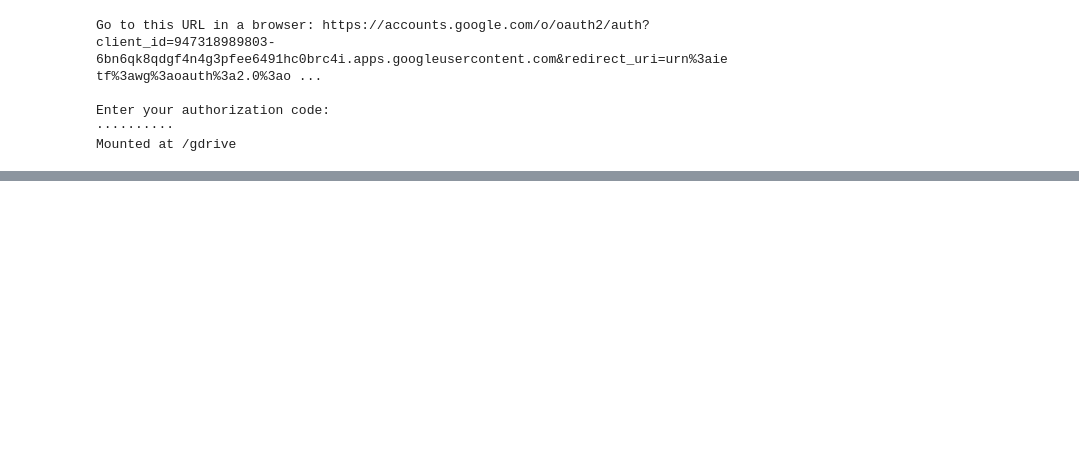
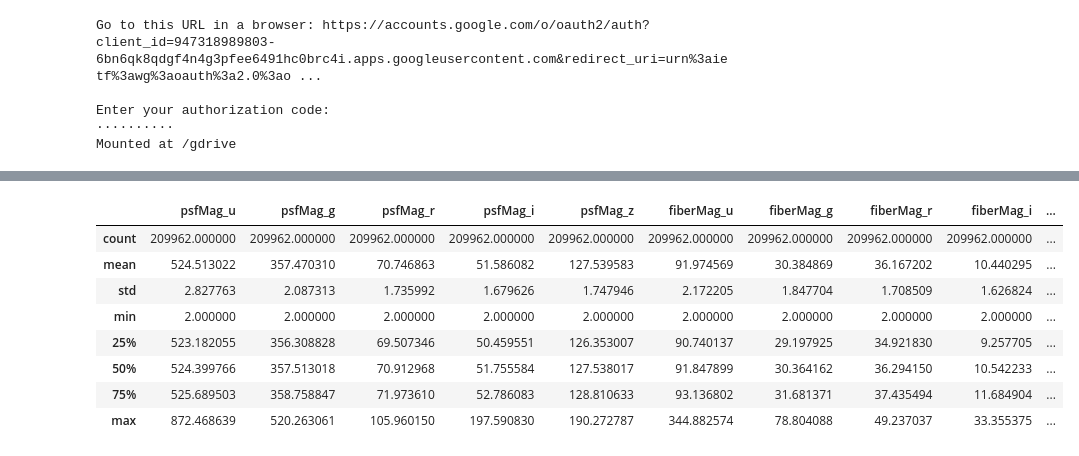
Before and after one commit to GyuYoungCho/machine_learning_Data_analysis, a Jupyter notebook: Dacon/Celestial_body4.ipynb, the cells around one changed output, grey strips where cells are left out. Saved outputs shown, nothing was run; the diff lists cells and outputs as text; code cells hidden in the pictures; blank space fills up the shorter version.

```diff
--- a/Dacon/Celestial_body4.ipynb
+++ b/Dacon/Celestial_body4.ipynb
@@ -255,0 +70,19 @@ submission.to_csv('/gdrive/My Drive/Data/submission1.csv', index=True)
+# %%
+train2 = train[["fiberID","type_num"]]
+train2["count"] =1
+train2_g = train2.groupby(["fiberID","type_num"]).count().unstack("type_num")
+train2_g.fillna(0,inplace=True)
+train_value = train["type_num"].value_counts().sort_index()
+for i in range(train2_g.shape[1]):
+  train2_g.iloc[:,i] = train2_g.iloc[:,i]*100 / train_value[i]
+train2_g.columns = sample_submission.columns
+train2_g.reset_index(inplace=True)
+# for i in range(train2_g.shape[0]):
+#     for j in range(train2_g.shape[1]):
+#         if train2_g.iloc[i,j]!=0:
+#           if train2_g.iloc[i,j] >50:
+#             train2_g.iloc[i,j]==4
+#           elif train2_g.iloc[i,j] > 35:
+#             train2_g.iloc[i,j]=3
+
+#             train2_g.iloc[i,j] = 1
@@ -255,0 +127,12 @@ submission.to_csv('/gdrive/My Drive/Data/submission1.csv', index=True)
+# %%
+set_data.describe()
+# %% [output]
+|  | psfMag_u | psfMag_g | psfMag_r | psfMag_i | psfMag_z | fiberMag_u | fiberMag_g | fiberMag_r | fiberMag_i | ... |
+| count | 209962.000000 | 209962.000000 | 209962.000000 | 209962.000000 | 209962.000000 | 209962.000000 | 209962.000000 | 209962.000000 | 209962.000000 | ... |
+| mean | 524.513022 | 357.470310 | 70.746863 | 51.586082 | 127.539583 | 91.974569 | 30.384869 | 36.167202 | 10.440295 | ... |
+| std | 2.827763 | 2.087313 | 1.735992 | 1.679626 | 1.747946 | 2.172205 | 1.847704 | 1.708509 | 1.626824 | ... |
+| min | 2.000000 | 2.000000 | 2.000000 | 2.000000 | 2.000000 | 2.000000 | 2.000000 | 2.000000 | 2.000000 | ... |
+| 25% | 523.182055 | 356.308828 | 69.507346 | 50.459551 | 126.353007 | 90.740137 | 29.197925 | 34.921830 | 9.257705 | ... |
+| 50% | 524.399766 | 357.513018 | 70.912968 | 51.755584 | 127.538017 | 91.847899 | 30.364162 | 36.294150 | 10.542233 | ... |
+| 75% | 525.689503 | 358.758847 | 71.973610 | 52.786083 | 128.810633 | 93.136802 | 31.681371 | 37.435494 | 11.684904 | ... |
+| max | 872.468639 | 520.263061 | 105.960150 | 197.590830 | 190.272787 | 344.882574 | 78.804088 | 49.237037 | 33.355375 | ... |
```
Also changed, not shown: parts of 42 cells of this notebook.
